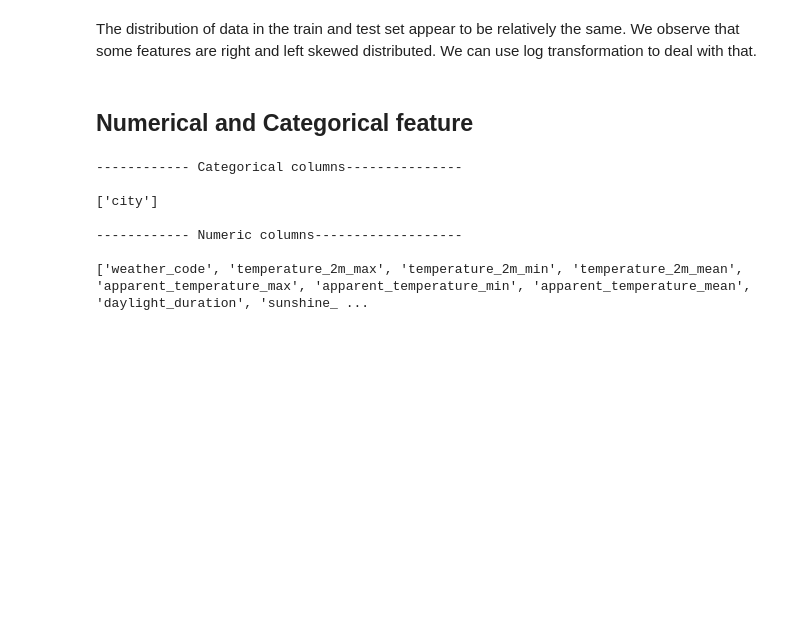
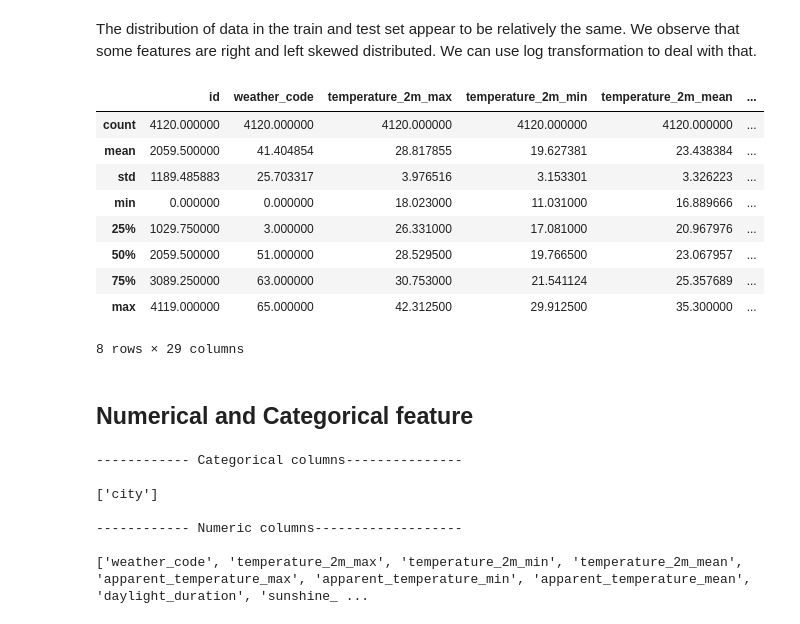
Before and after one commit to NembotJules/Cameroon-Air-Quality-Prediction, a Jupyter notebook: notebooks/Modeling.ipynb, the cells around one changed output. Drawn from its saved outputs; the diff is of its cells as text; code cells hidden in the pictures; blank space fills up the shorter version.

```diff
--- a/notebooks/Modeling.ipynb
+++ b/notebooks/Modeling.ipynb
@@ -189,5 +191,18 @@ plt.show()
 # %% [markdown]
 The distribution of data in the train and test set appear to be relatively the same. We observe that some features are right and left skewed distributed. We can use log transformation to deal with that.
+# %%
+train_data.describe()
+# %% [output]
+|  | id | weather_code | temperature_2m_max | temperature_2m_min | temperature_2m_mean | ... |
+| count | 4120.000000 | 4120.000000 | 4120.000000 | 4120.000000 | 4120.000000 | ... |
+| mean | 2059.500000 | 41.404854 | 28.817855 | 19.627381 | 23.438384 | ... |
+| std | 1189.485883 | 25.703317 | 3.976516 | 3.153301 | 3.326223 | ... |
+| min | 0.000000 | 0.000000 | 18.023000 | 11.031000 | 16.889666 | ... |
+| 25% | 1029.750000 | 3.000000 | 26.331000 | 17.081000 | 20.967976 | ... |
+| 50% | 2059.500000 | 51.000000 | 28.529500 | 19.766500 | 23.067957 | ... |
+| 75% | 3089.250000 | 63.000000 | 30.753000 | 21.541124 | 25.357689 | ... |
+| max | 4119.000000 | 65.000000 | 42.312500 | 29.912500 | 35.300000 | ... |
+8 rows × 29 columns
 # %%
 train_data.drop('id', axis = 1, inplace = True)
 id = test_data['id']
```
Also changed, not shown: parts of 13 cells of this notebook, 3 other files.
